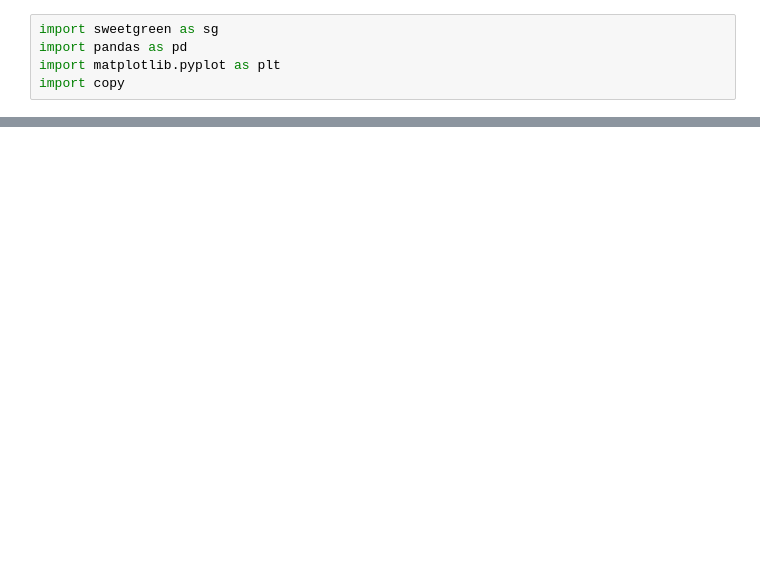
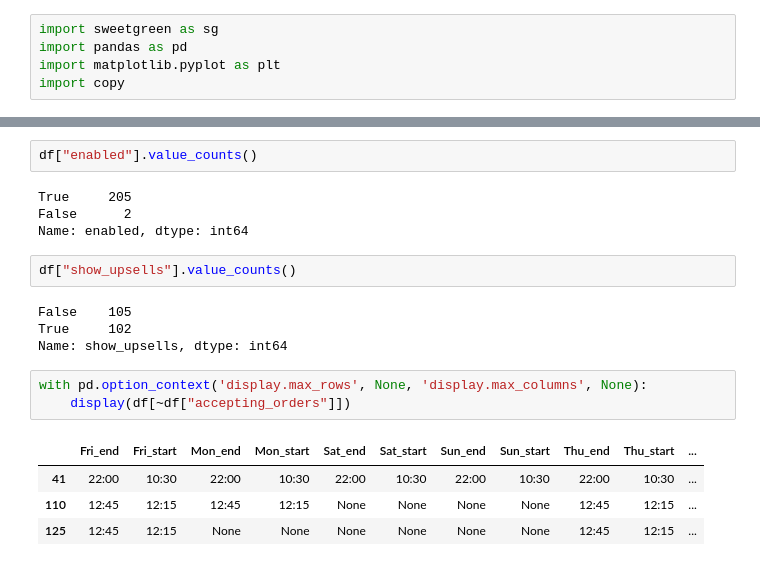
Before and after one commit to canyon289/sweetgreen, a Jupyter notebook: eda/Restaurants.ipynb, the cells around one changed output, grey strips where cells are left out. Cells and saved outputs as stored; diff of their text form; blank space fills up the shorter version.

```diff
--- a/eda/Restaurants.ipynb
+++ b/eda/Restaurants.ipynb
@@ -5,0 +70,20 @@ import copy
+# %%
+df["enabled"].value_counts()
+# %% [output]
+True     205
+False      2
+Name: enabled, dtype: int64
+# %%
+df["show_upsells"].value_counts()
+# %% [output]
+False    105
+True     102
+Name: show_upsells, dtype: int64
+# %%
+with pd.option_context('display.max_rows', None, 'display.max_columns', None):
+    display(df[~df["accepting_orders"]])
+# %% [output]
+|  | Fri_end | Fri_start | Mon_end | Mon_start | Sat_end | Sat_start | Sun_end | Sun_start | Thu_end | Thu_start | ... |
+| 41 | 22:00 | 10:30 | 22:00 | 10:30 | 22:00 | 10:30 | 22:00 | 10:30 | 22:00 | 10:30 | ... |
+| 110 | 12:45 | 12:15 | 12:45 | 12:15 | None | None | None | None | 12:45 | 12:15 | ... |
+| 125 | 12:45 | 12:15 | None | None | None | None | None | None | 12:45 | 12:15 | ... |
```
Also changed, not shown: parts of 17 cells of this notebook.
